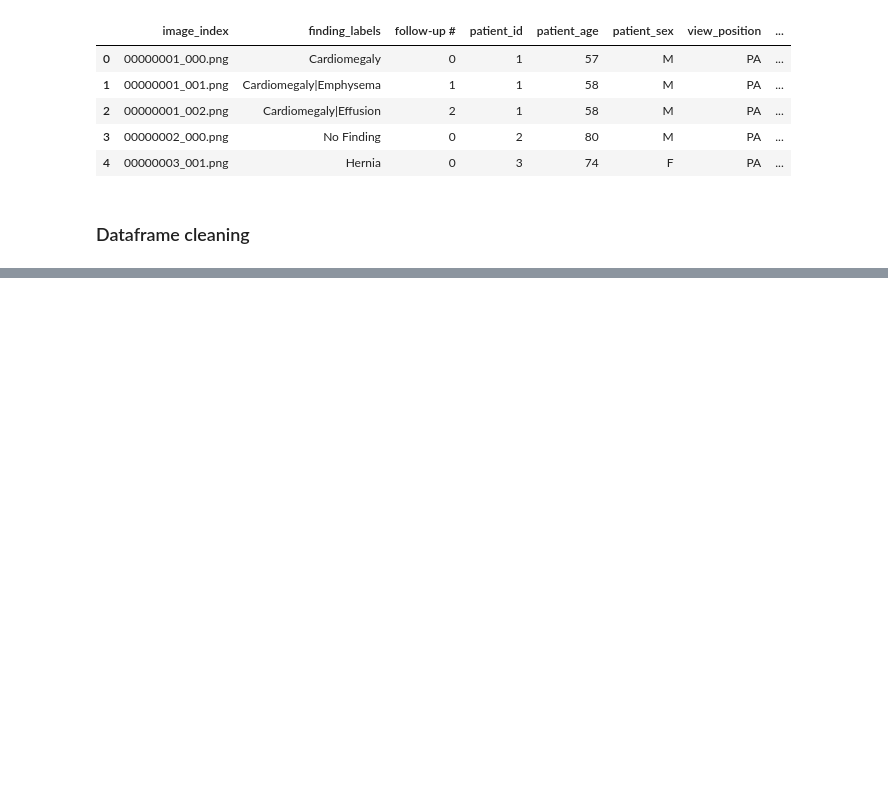
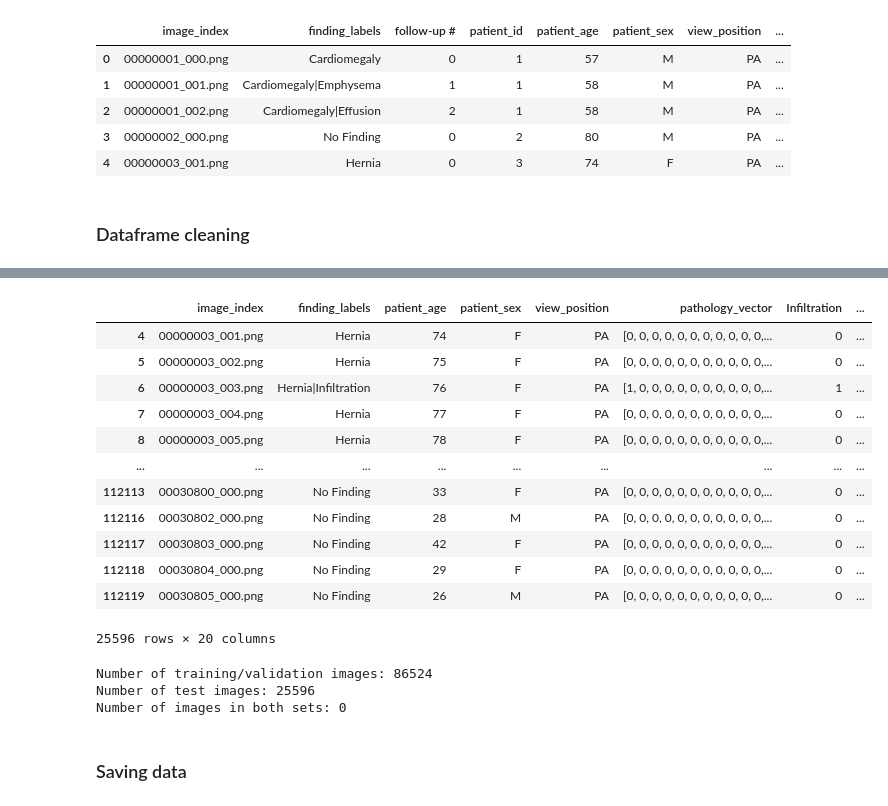
Before and after one commit to psiku/dnn-cxr-diagnostics, a Jupyter notebook: cxr-training-pipeline/notebooks/02_data_preparation/01_dataset_preparation.ipynb, the cells around one changed output, grey strips where cells are left out. Saved outputs shown, nothing was run; the diff lists cells and outputs as text; code cells hidden in the pictures; blank space fills up the shorter version.

```diff
--- a/cxr-training-pipeline/notebooks/02_data_preparation/01_dataset_preparation.ipynb
+++ b/cxr-training-pipeline/notebooks/02_data_preparation/01_dataset_preparation.ipynb
@@ -98,0 +197,3 @@ original image resolution – images will be resized during preprocessing, so th
+# %%
+test_df
+# %% [output]
@@ -98,0 +201,28 @@ original image resolution – images will be resized during preprocessing, so th
+|  | image_index | finding_labels | patient_age | patient_sex | view_position | pathology_vector | Infiltration | ... |
+| 4 | 00000003_001.png | Hernia | 74 | F | PA | [0, 0, 0, 0, 0, 0, 0, 0, 0, 0, 0,... | 0 | ... |
+| 5 | 00000003_002.png | Hernia | 75 | F | PA | [0, 0, 0, 0, 0, 0, 0, 0, 0, 0, 0,... | 0 | ... |
+| 6 | 00000003_003.png | Hernia|Infiltration | 76 | F | PA | [1, 0, 0, 0, 0, 0, 0, 0, 0, 0, 0,... | 1 | ... |
+| 7 | 00000003_004.png | Hernia | 77 | F | PA | [0, 0, 0, 0, 0, 0, 0, 0, 0, 0, 0,... | 0 | ... |
+| 8 | 00000003_005.png | Hernia | 78 | F | PA | [0, 0, 0, 0, 0, 0, 0, 0, 0, 0, 0,... | 0 | ... |
+| ... | ... | ... | ... | ... | ... | ... | ... | ... |
+| 112113 | 00030800_000.png | No Finding | 33 | F | PA | [0, 0, 0, 0, 0, 0, 0, 0, 0, 0, 0,... | 0 | ... |
+| 112116 | 00030802_000.png | No Finding | 28 | M | PA | [0, 0, 0, 0, 0, 0, 0, 0, 0, 0, 0,... | 0 | ... |
+| 112117 | 00030803_000.png | No Finding | 42 | F | PA | [0, 0, 0, 0, 0, 0, 0, 0, 0, 0, 0,... | 0 | ... |
+| 112118 | 00030804_000.png | No Finding | 29 | F | PA | [0, 0, 0, 0, 0, 0, 0, 0, 0, 0, 0,... | 0 | ... |
+| 112119 | 00030805_000.png | No Finding | 26 | M | PA | [0, 0, 0, 0, 0, 0, 0, 0, 0, 0, 0,... | 0 | ... |
+25596 rows × 20 columns
+# %%
+train_val_images = train_val_df['image_index'].tolist()
+test_images = test_df['image_index'].tolist()
+
+print(f"Number of training/validation images: {len(train_val_images)}")
+print(f"Number of test images: {len(test_images)}")
+
+intersection = set(train_val_images) & set(test_images)
+print(f"Number of images in both sets: {len(intersection)}")
+# %% [output]
+Number of training/validation images: 86524
+Number of test images: 25596
+Number of images in both sets: 0
+# %% [markdown]
+### Saving data
```
Also changed, not shown: parts of 17 cells of this notebook, 1 other file.
